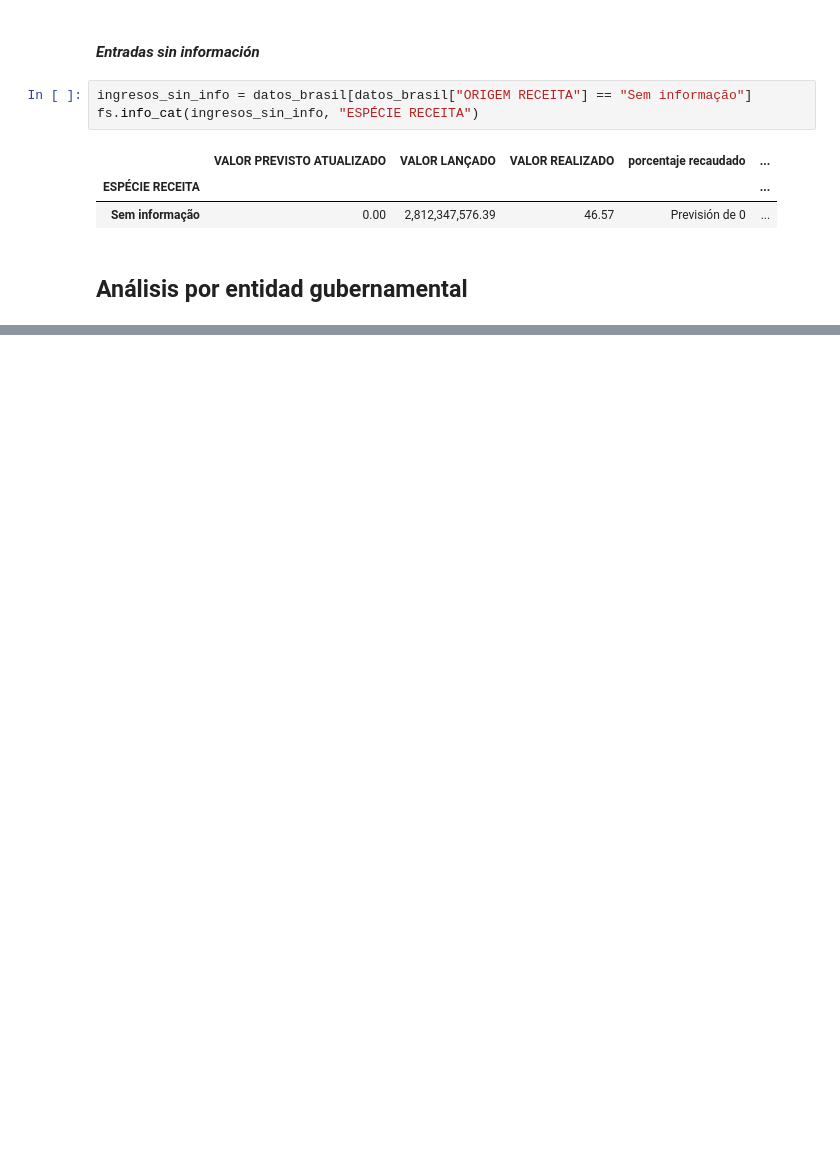
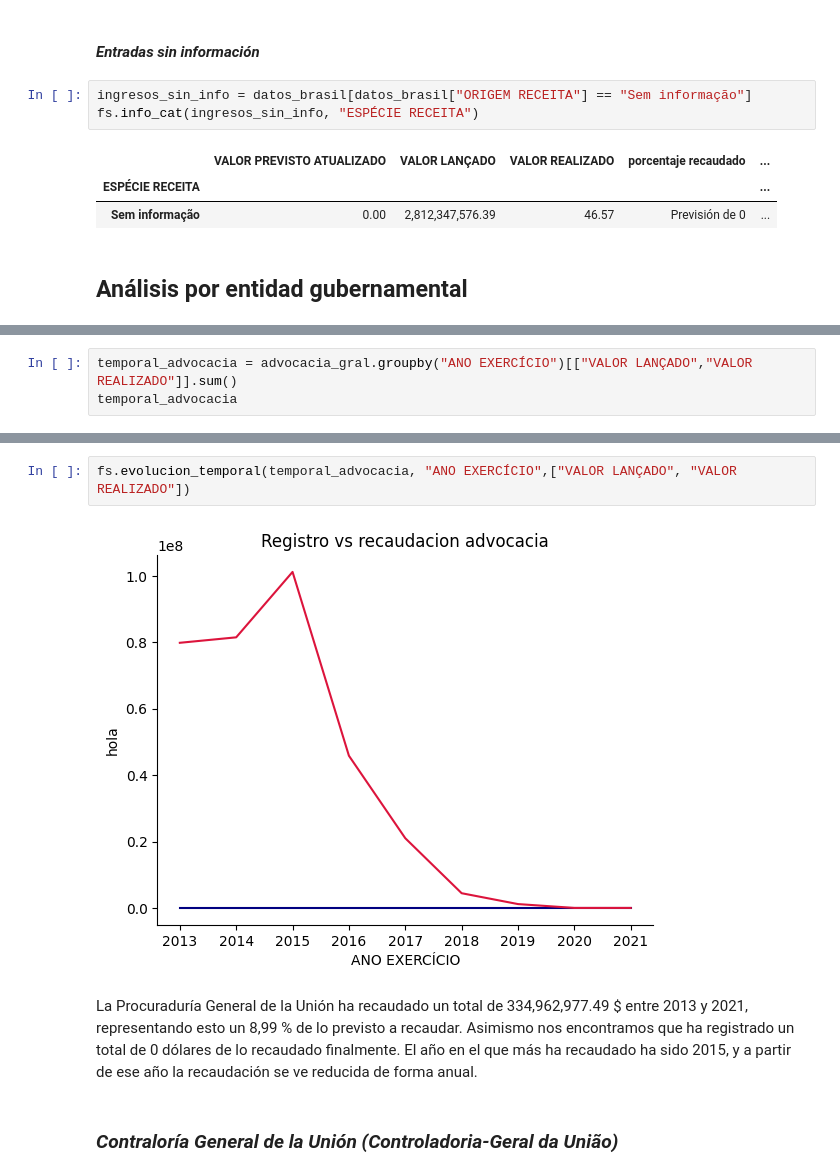
Before and after one commit to Gabijc/Proyecto2-Insights-Brasil, a Jupyter notebook: Análisis_categorías.ipynb, the cells around one changed output, grey strips where cells are left out. Saved outputs shown, nothing was run; the diff lists cells and outputs as text; blank space fills up the shorter version.

```diff
--- a/Análisis_categorías.ipynb
+++ b/Análisis_categorías.ipynb
@@ -423,0 +384,3 @@ fs.info_cat(organizaciones_superiores, "NOME UNIDADE GESTORA")
+# %%
+temporal_advocacia = advocacia_gral.groupby("ANO EXERCÍCIO")[["VALOR LANÇADO","VALOR REALIZADO"]].sum()
+temporal_advocacia
@@ -423,0 +399,8 @@ fs.info_cat(organizaciones_superiores, "NOME UNIDADE GESTORA")
+# %%
+fs.evolucion_temporal(temporal_advocacia, "ANO EXERCÍCIO",["VALOR LANÇADO", "VALOR REALIZADO"])
+# %% [output]
+[figure, added]
+# %% [markdown]
+La Procuraduría General de la Unión ha recaudado un total de 334,962,977.49 $ entre 2013 y 2021, representando esto un 8,99 % de lo previsto a recaudar. Asimismo nos encontramos que ha registrado un total de 0 dólares de lo recaudado finalmente. El año en el que más ha recaudado ha sido 2015, y a partir de ese año la recaudación se ve reducida de forma anual.
+# %% [markdown]
+### *Contraloría General de la Unión (Controladoria-Geral da União)*
```
Also changed, not shown: parts of 19 cells of this notebook, 1 other file.
